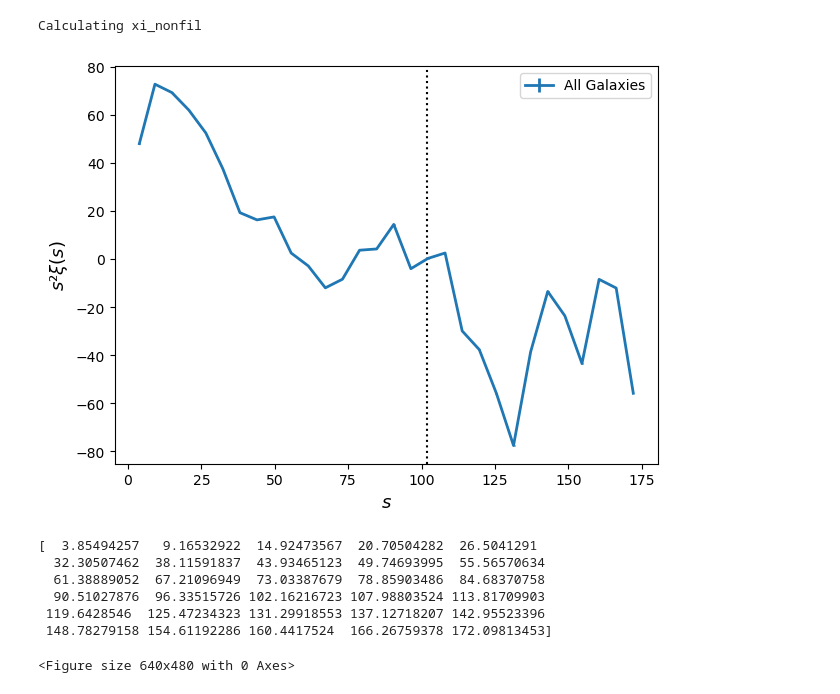
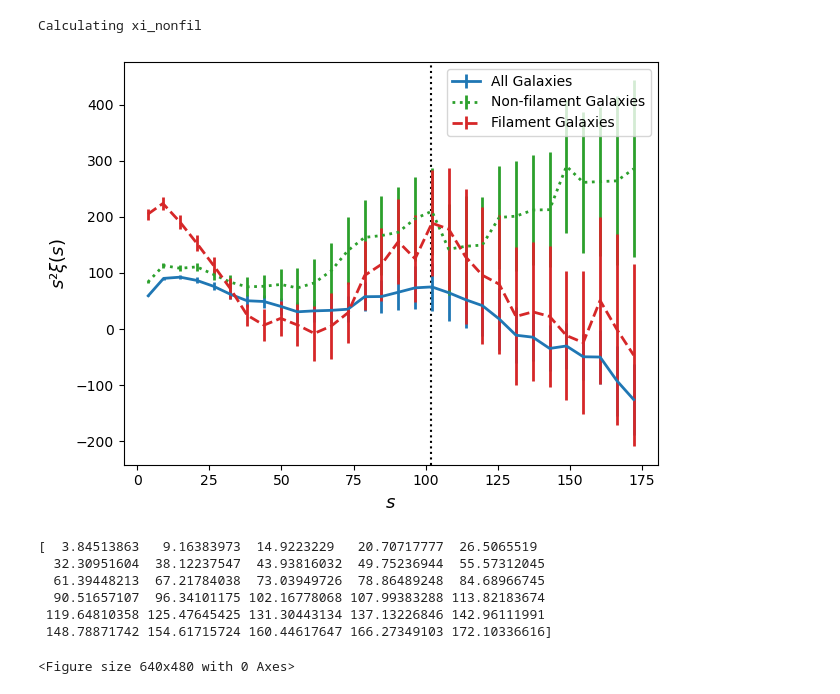
Before and after one commit to FedeDavilaKurban/filbao, a Jupyter notebook: main.ipynb, the cells around one changed output. Drawn from its saved outputs; the diff is of its cells as text; code cells hidden in the pictures.

Commit message:
jackknife errors

```diff
--- a/main.ipynb
+++ b/main.ipynb
@@ -24,14 +24,14 @@
 # Parameters
 sample = 'nyu'
 h = 0.6774  # Hubble constant
-zmin, zmax = 0.07, 0.15  # Redshift range
+zmin, zmax = 0.07, 0.2  # Redshift range
 ran_method = 'random_choice' # Random redshift generation method ['random_choice', 'piecewise', 'poly']
 mag_max = -21  # Maximum magnitude
 gr_min = 0.8
 deg = 4
 dist_min = 5.
 dist_max = 10.
-nside = 128  # Approx 55 arcmin resolution (adjust as needed)
+nside = 64  # Approx 55 arcmin resolution (adjust as needed)
 nrand_mult = 3 # Nr/Nd
 # %%
 def build_cdf_from_line(data, vmin, vmax, num_points=10000):
@@ -381,7 +381,7 @@ plt.show()
 minsep = 0.1      # Min theta
 maxsep = 175.      # Max theta
 nbins = 30        # Bins in theta
-nbootstrap = 0  # No. of bootstrap resampling
+#nbootstrap = 0  # No. of bootstrap resampling
 brute = False     # Brute force for TreeCorr
 npatch = 50
 
@@ -390,10 +390,11 @@ config = {"min_sep": minsep, \
             "nbins": nbins, \
             #"sep_units": 'degree', \
             "bin_type": 'Linear', \
-            #"brute": brute, \
+            "brute": brute, \
             #"metric": 'Arc', \
-            "var_method": 'bootstrap', \
+            "var_method": 'jackknife', \
             #"num_bootstrap": nbootstrap,\
+            "npatch": npatch \
             }
 ######################
 
@@ -427,14 +428,17 @@ def calculate_xi(data,randoms,config,sample=None):
   rr = treecorr.NNCorrelation(config)
   #rd = treecorr.NNCorrelation(config)
 
-  gcat = treecorr.Catalog(x=data['x'], y=data['y'], z=data['z'],npatch=npatch)
-  rcat = treecorr.Catalog(x=randoms['x'], y=randoms['y'], z=randoms['z'])
+  gcat = treecorr.Catalog(x=data['x'], y=data['y'], z=data['z'], npatch=npatch)
+  rcat = treecorr.Catalog(x=randoms['x'], y=randoms['y'], z=randoms['z'], patch_centers=gcat.patch_centers)
 
   dd.process(gcat)
   rr.process(rcat)
   dr.process(gcat,rcat)
 
   xi, varxi = dd.calculateXi(rr=rr,dr=dr)
+  #print(varxi)
+  #varxi = np.diag(dd.estimate_cov('jackknife'))
+  #print(varxi)
 
   if sample!=None:
     rr.write('../data/rr.txt')
@@ -463,43 +478,43 @@ Calculating xi_nonfil
 # %%
 import matplotlib.pyplot as plt
 fslabel = 13
 
 data_luis = pd.read_csv('../data/test.out')
 s1 = data_luis['s']
 xi1 = data_luis['xi']
 
 sig = np.sqrt(varxi)
 
 plt.axvline(102,ls=':',c='k')
 
-plt.errorbar(s, xi*s**2, yerr=sig, color='C00', lw=2, label='All Galaxies')
+plt.errorbar(s, xi*s**2, yerr=sig*s**2, color='C00', lw=2, label='All Galaxies')
 #plt.plot(s1, xi1*(s1)**2, color='C01', lw=2, label='Luis')
 
-#sig_nonfil = np.sqrt(varxi_nonfil)
-#sig_fil = np.sqrt(varxi_fil)
+sig_nonfil = np.sqrt(varxi_nonfil)
+sig_fil = np.sqrt(varxi_fil)
 
-#plt.errorbar(s_nonfil, xi_nonfil*s_nonfil**2, yerr=sig_nonfil, color='C02', lw=2, label='Non-filament Galaxies', ls=':')
-#plt.errorbar(s_fil, xi_fil*s_fil**2, yerr=sig_fil, color='C03', lw=2, label='Filament Galaxies', ls='--')
+plt.errorbar(s_nonfil, xi_nonfil*s_nonfil**2, yerr=sig_nonfil*s_nonfil**2, color='C02', lw=2, label='Non-filament Galaxies', ls=':')
+plt.errorbar(s_fil, xi_fil*s_fil**2, yerr=sig_fil*s_fil**2, color='C03', lw=2, label='Filament Galaxies', ls='--')
 
 plt.xlabel(r'$s$', fontsize = fslabel)
 plt.ylabel(r'$s²\xi(s)$', fontsize = fslabel)
 
 plt.legend()
 
 plt.tight_layout()
 
 plt.show()
 
 print(s)
 
 plotname = f'../plots/xi_s_mag{mag_max}_z{zmin}-{zmax}_distfil{dist_min}-{dist_max}_color{gr_min}.png'
 plt.savefig(plotname)
 # %% [output]
-[figure, old version]
+[figure, new version]
-[  3.85494257   9.16532922  14.92473567  20.70504282  26.5041291
-  32.30507462  38.11591837  43.93465123  49.74693995  55.56570634
-  61.38889052  67.21096949  73.03387679  78.85903486  84.68370758
-  90.51027876  96.33515726 102.16216723 107.98803524 113.81709903
- 119.6428546  125.47234323 131.29918553 137.12718207 142.95523396
- 148.78279158 154.61192286 160.4417524  166.26759378 172.09813453]
+[  3.84513863   9.16383973  14.9223229   20.70717777  26.5065519
+  32.30951604  38.12237547  43.93816032  49.75236944  55.57312045
+  61.39448213  67.21784038  73.03949726  78.86489248  84.68966745
+  90.51657107  96.34101175 102.16778068 107.99383288 113.82183674
+ 119.64810358 125.47645425 131.30443134 137.13226846 142.96111991
+ 148.78871742 154.61715724 160.44617647 166.27349103 172.10336616]
 <Figure size 640x480 with 0 Axes>
```
Also changed, not shown: parts of 7 cells of this notebook.
